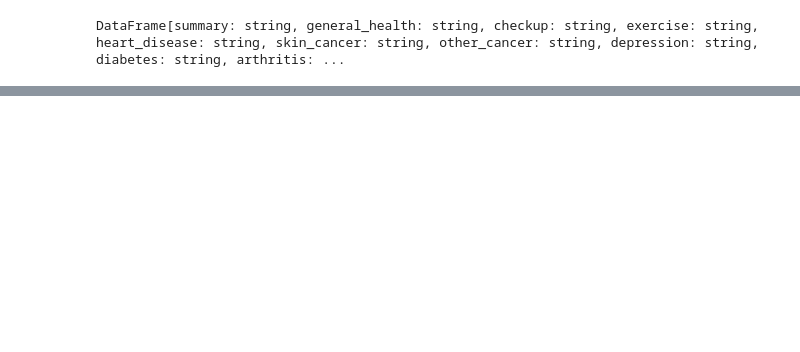
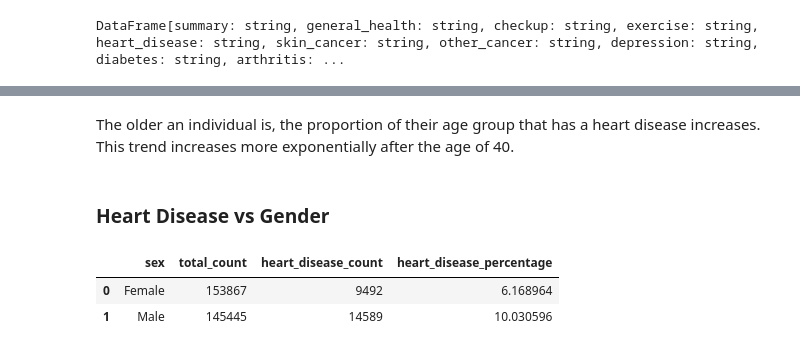
Before and after one commit to ashejaz/project-4-predicting-CVD, a Jupyter notebook: Notebooks/cvd_data_explorationLS.ipynb, the cells around one changed output, grey strips where cells are left out. Saved outputs shown, nothing was run; the diff lists cells and outputs as text; code cells hidden in the pictures; blank space fills up the shorter version.

```diff
--- a/Notebooks/cvd_data_explorationLS.ipynb
+++ b/Notebooks/cvd_data_explorationLS.ipynb
@@ -303,0 +224,36 @@ The majority of those who did not have a heart condition in our data set either
+# %% [markdown]
+The older an individual is, the proportion of their age group that has a heart disease increases. This trend increases more exponentially after the age of 40.
+# %% [markdown]
+### **Heart Disease vs Gender**
+# %%
+# Spark SQL query to calculate heart disease breakdown by gender
+query = """
+SELECT
+  sex,
+  COUNT(*) AS total_count,
+  SUM(
+    CASE WHEN heart_disease = 'Yes' THEN 1 ELSE 0 END
+    ) AS heart_disease_count
+FROM
+  cvd
+GROUP BY
+  sex
+ORDER BY
+  sex
+"""
+
+# Execute the SQL query and store the result in a Spark DataFrame
+sex_df = spark.sql(query)
+
+# Convert the Spark DataFrame to a Pandas DataFrame for plotting
+sex_pandas_df = sex_df.toPandas()
+
+# Add a calculated column which computes the percentage of the sex group with heart disease
+sex_pandas_df['heart_disease_percentage'] = (sex_pandas_df['heart_disease_count'] / sex_pandas_df['total_count']) * 100
+
+# Display the dataframe
+sex_pandas_df
+# %% [output]
+|  | sex | total_count | heart_disease_count | heart_disease_percentage |
+| 0 | Female | 153867 | 9492 | 6.168964 |
+| 1 | Male | 145445 | 14589 | 10.030596 |
```
Also changed, not shown: parts of 39 cells of this notebook.
